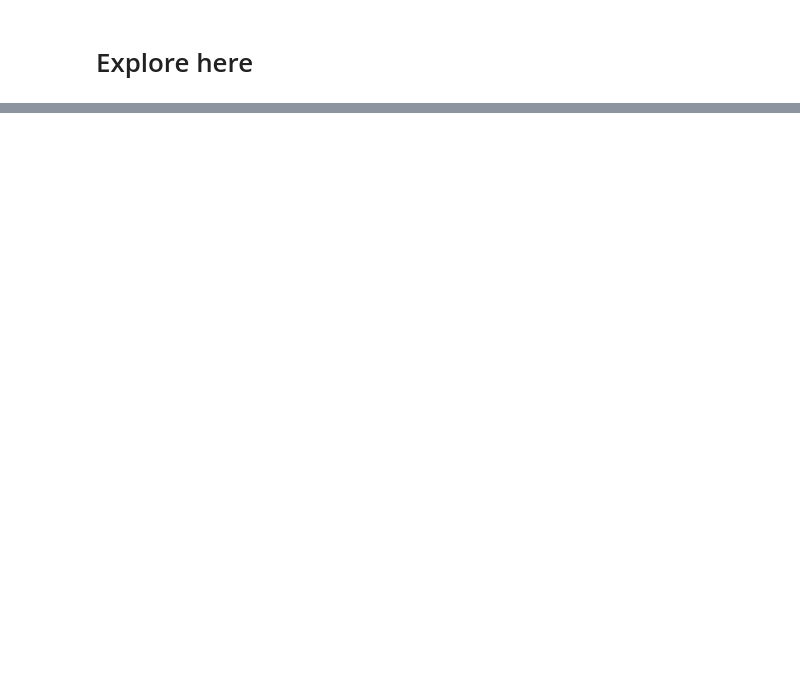
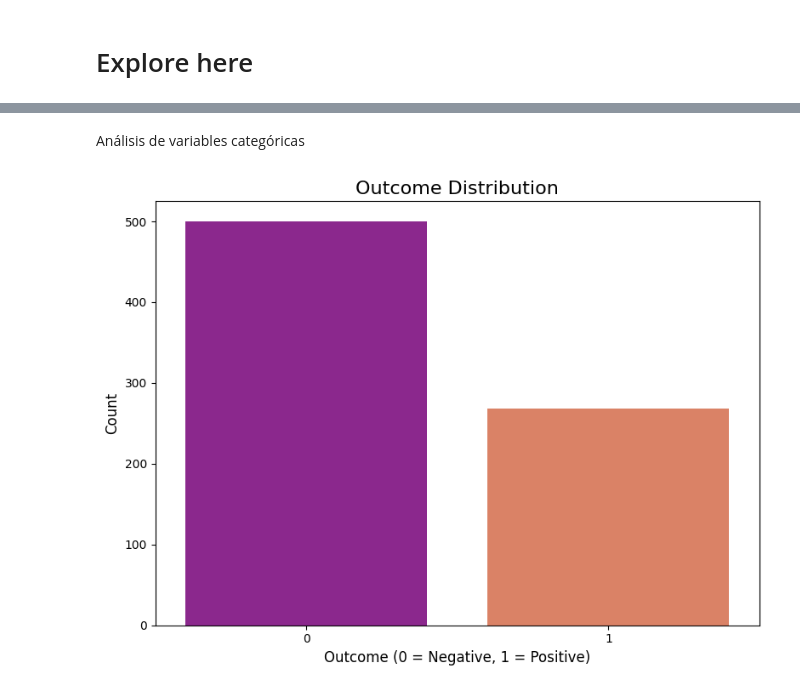
Before and after one commit to 4GeeksAcademy/brayan-proyecto-de-rbol-de-decisi-n, a Jupyter notebook: src/explore.ipynb, the cells around one changed output, grey strips where cells are left out. Cells and saved outputs as stored; diff of their text form; code cells hidden in the pictures; blank space fills up the shorter version.

```diff
--- a/src/explore.ipynb
+++ b/src/explore.ipynb
@@ -191,0 +33,10 @@ plt.show()
+# %%
+URL = 'https://raw.githubusercontent.com/4GeeksAcademy/decision-tree-project-tutorial/main/diabetes.csv'
+
+def get_data(URL:str) -> pd.DataFrame:
+    total_data = pd.read_csv(URL, sep=',')
+    total_data.head()
+    return total_data
+
+get_data(URL)
+total_data = get_data(URL)
@@ -191,0 +89,13 @@ plt.show()
+# %% [markdown]
+Análisis de variables categóricas
+# %%
+plt.figure(figsize=(8, 6))
+sns.countplot(data=total_data, x="Outcome", palette='plasma')
+plt.title("Outcome Distribution", fontsize=16)
+plt.xlabel("Outcome (0 = Negative, 1 = Positive)", fontsize=12)
+plt.ylabel('Count', fontsize=12)
+
+plt.tight_layout()
+plt.show()
+# %% [output]
+[figure, added]
```
Also changed, not shown: parts of 69 cells of this notebook, 26 other files.
